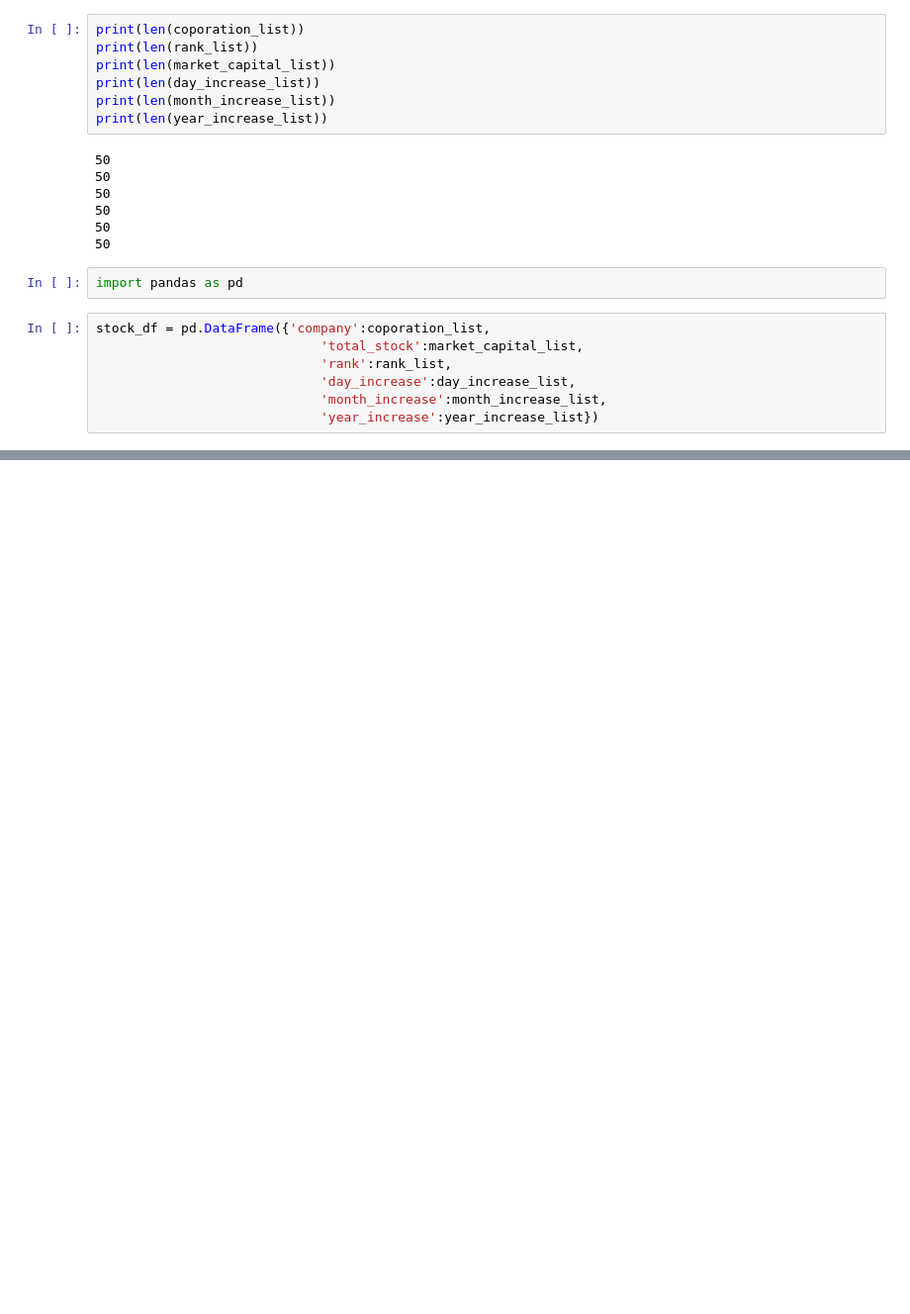
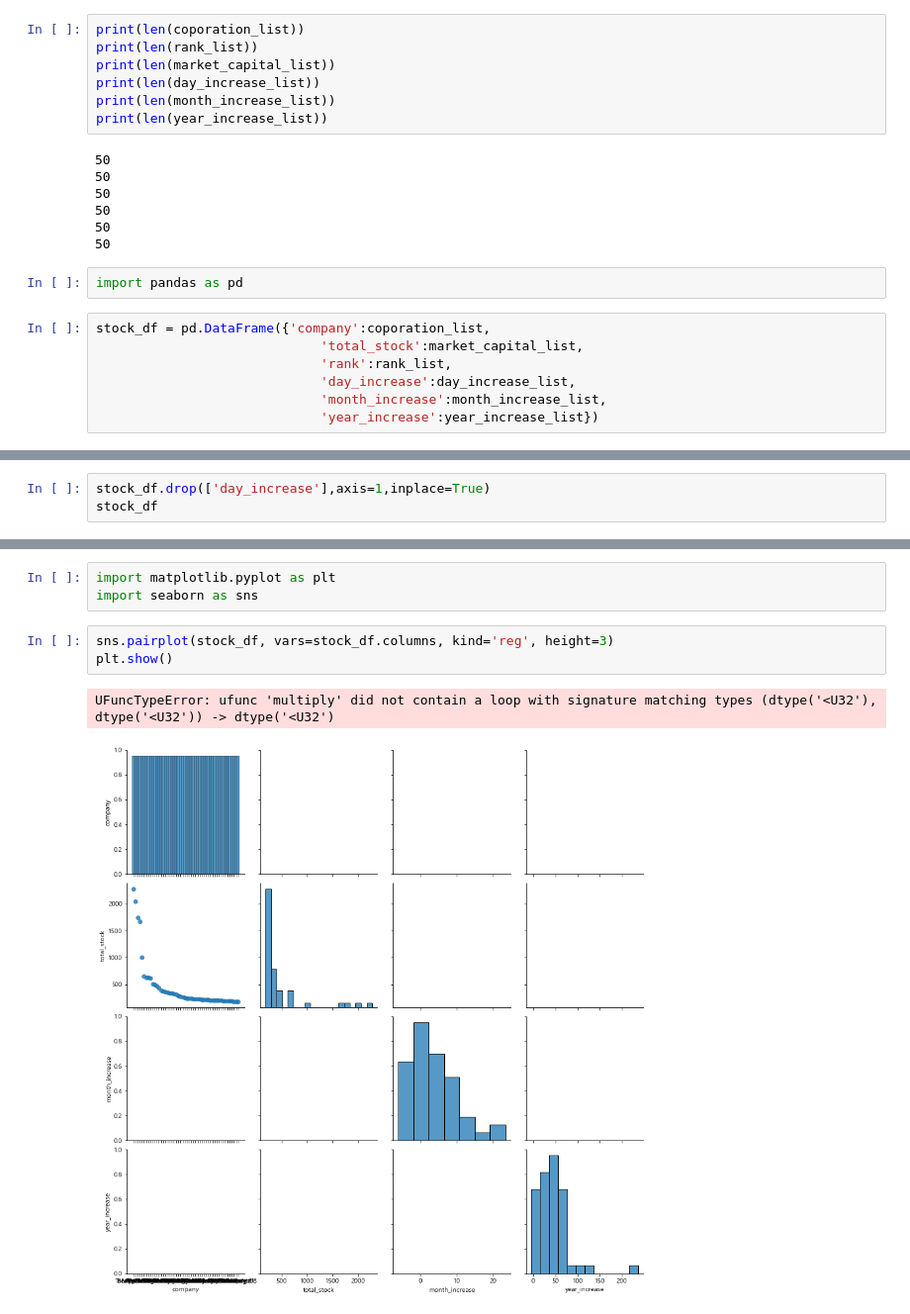
Before and after one commit to JinSuJinSu/jupyter-notebook, a Jupyter notebook: google-crawling.ipynb, the cells around one changed output, grey strips where cells are left out. Shown at 99% size. Cells and saved outputs as stored; diff of their text form; blank space fills up the shorter version.

```diff
--- a/google-crawling.ipynb
+++ b/google-crawling.ipynb
@@ -188,0 +193,3 @@ stock_df
+# %%
+stock_df.drop(['day_increase'],axis=1,inplace=True)
+stock_df
@@ -188,0 +248,9 @@ stock_df
+# %%
+import matplotlib.pyplot as plt
+import seaborn as sns
+# %%
+sns.pairplot(stock_df, vars=stock_df.columns, kind='reg', height=3)
+plt.show()
+# %% [output]
+UFuncTypeError: ufunc 'multiply' did not contain a loop with signature matching types (dtype('<U32'), dtype('<U32')) -> dtype('<U32')
+[figure, added]
```
Also changed, not shown: parts of 19 cells of this notebook, 1 other file.
